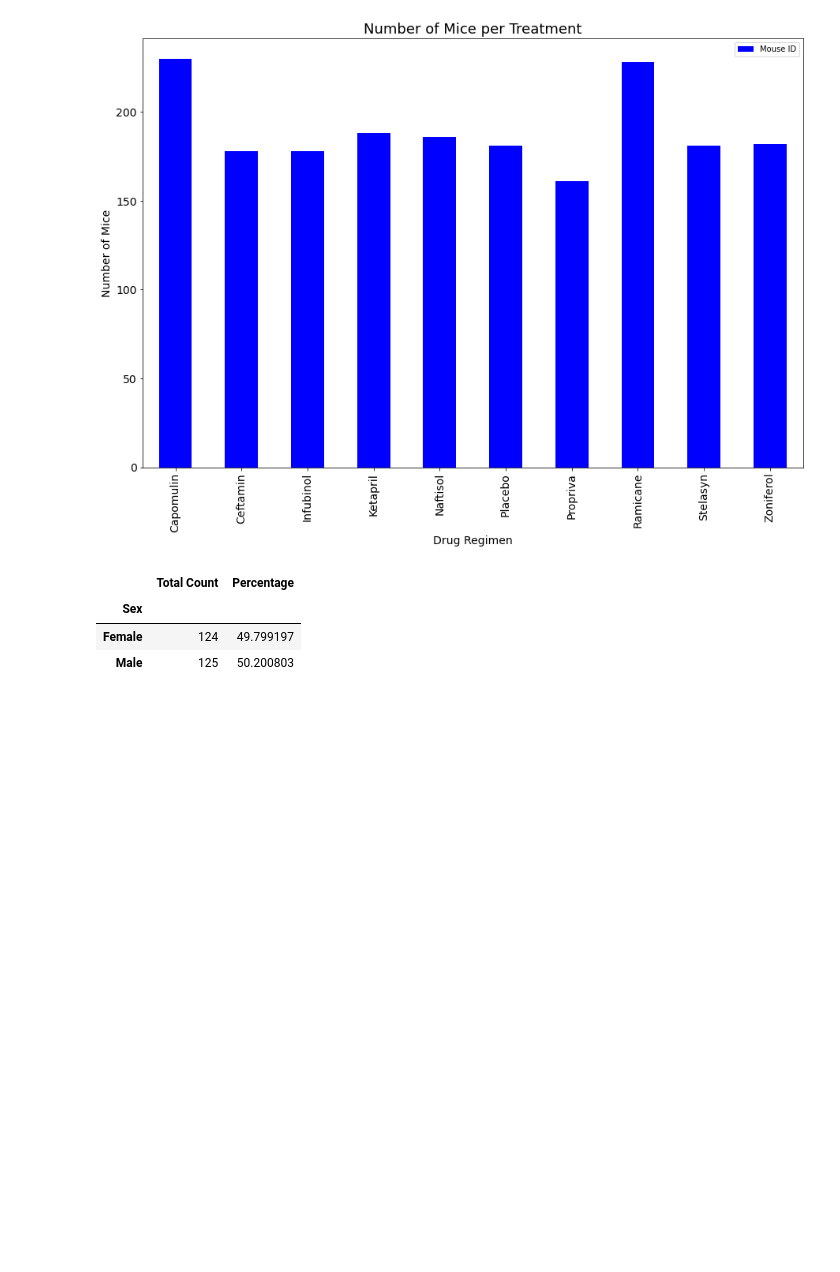
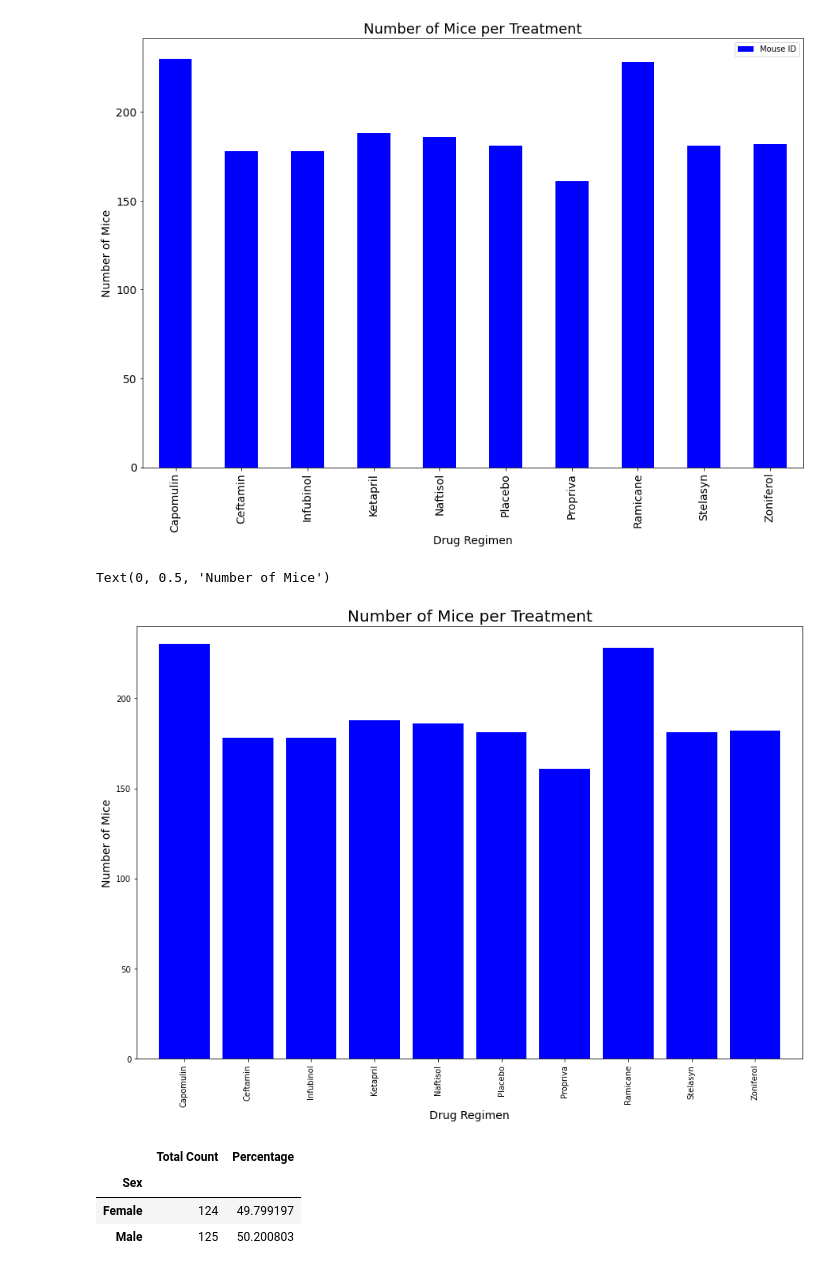
Before and after one commit to 86burke/matplotlib_challenge, a Jupyter notebook: Instructions/Pymaceuticals/pymaceuticals_starter.ipynb, the cells around one changed output. Drawn from its saved outputs; the diff is of its cells as text; code cells hidden in the pictures; blank space fills up the shorter version.

```diff
--- a/Instructions/Pymaceuticals/pymaceuticals_starter.ipynb
+++ b/Instructions/Pymaceuticals/pymaceuticals_starter.ipynb
@@ -139,3 +137,25 @@ plt.show()
+# %%
+# Generate a bar plot showing the total number of timepoints for all mice tested for each drug regimen using pyplot.
+mice_ls =(combined.groupby(["Drug Regimen"])["Mouse ID"].count()).tolist()
+
+x_axis = np.arange(len(mice_treat))
+fig1, ax1 = plt.subplots(figsize=(15, 10))
+plt.bar(x_axis, mice_ls, color='b', align='center')
+
+tick_locations = [value for value in x_axis]
+
+plt.xticks(tick_locations, ['Capomulin', 'Ceftamin', 'Infubinol', 'Ketapril', 'Naftisol', 'Placebo', 'Propriva', 'Ramicane', 'Stelasyn', 'Zoniferol'],  rotation='vertical')
+
+plt.xlim(-0.75, len(x_axis)-0.25)
+
+plt.ylim(0, max(mice_ls)+10)
+
+plt.title("Number of Mice per Treatment",fontsize = 20)
+plt.xlabel("Drug Regimen",fontsize = 14)
+plt.ylabel("Number of Mice",fontsize = 14)
+# %% [output]
+Text(0, 0.5, 'Number of Mice')
+[figure, added]
 # %%
 # Generate a pie plot showing the distribution of female versus male mice using Pandas
 gender_group = combined.groupby(['Mouse ID', 'Sex'])
```
Also changed, not shown: parts of 12 cells of this notebook.
